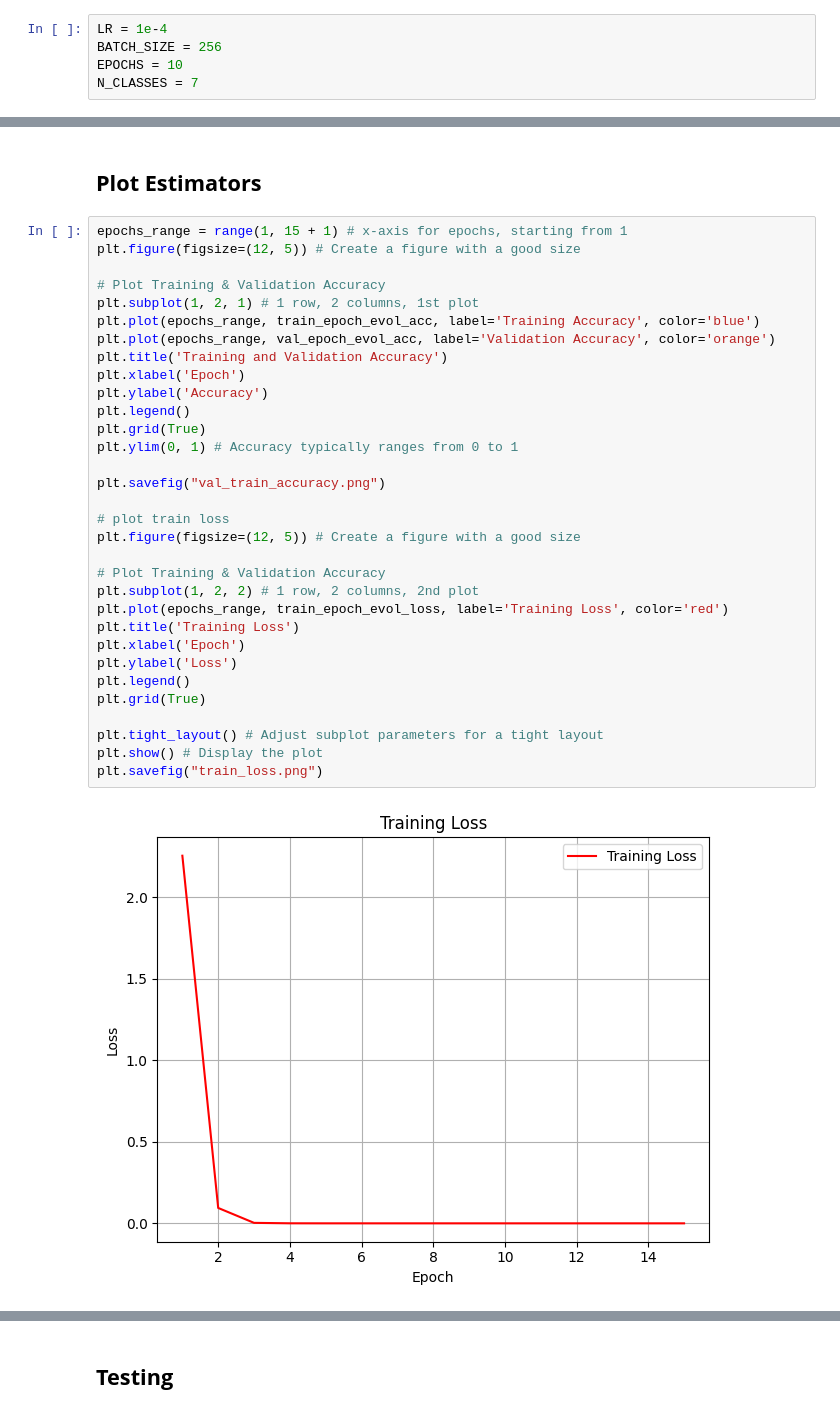
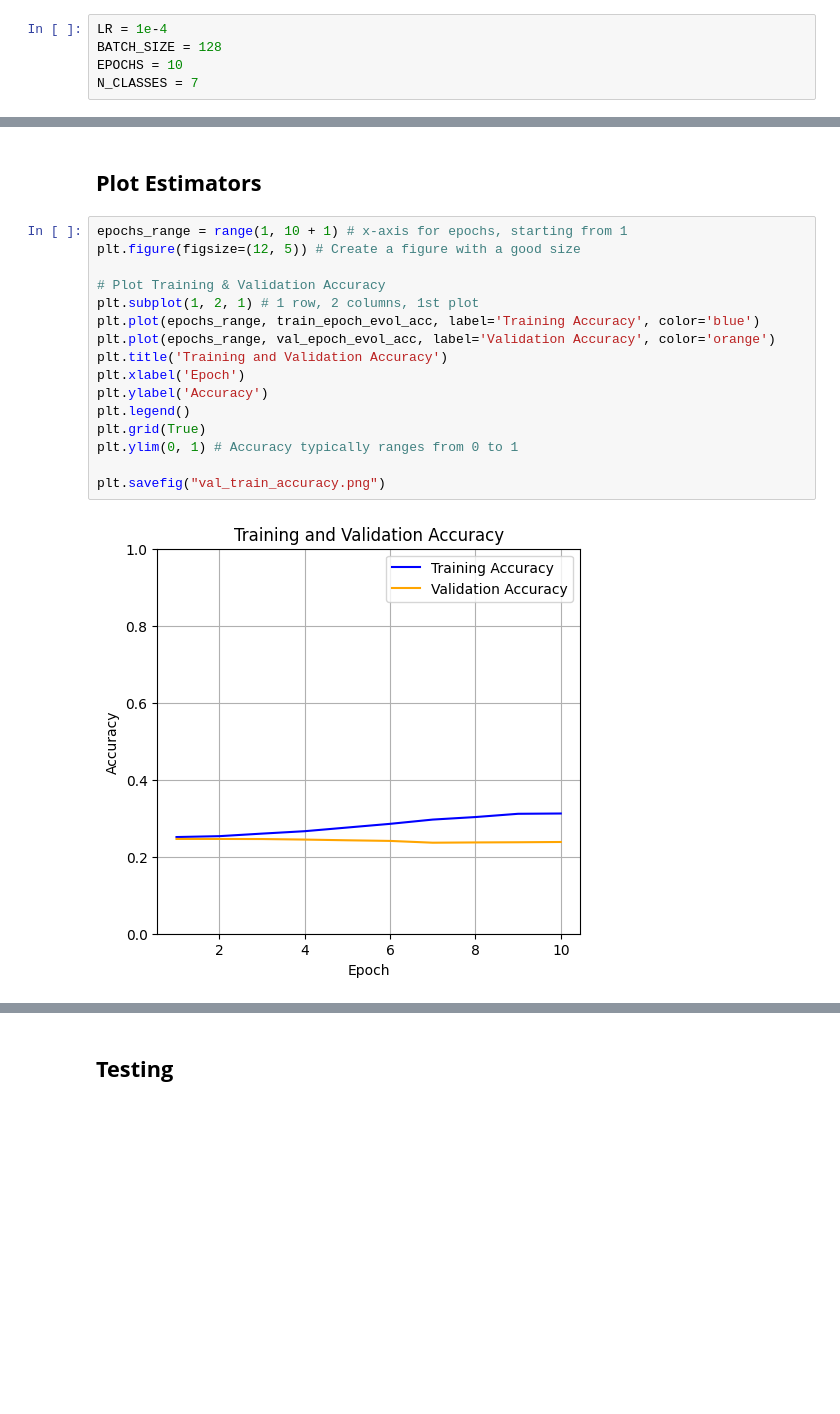
Before and after one commit to azhgh22/ML04_Facial_Expression_Recognition_Challenge, a Jupyter notebook: model.ipynb, the cells around one changed output, grey strips where cells are left out. Cells and saved outputs as stored; diff of their text form; blank space fills up the shorter version.

```diff
--- a/model.ipynb
+++ b/model.ipynb
@@ -141,7 +141,7 @@ for i in range(2):
 ## **Hyperparameters**
 # %%
 LR = 1e-4
-BATCH_SIZE = 256
+BATCH_SIZE = 128
 EPOCHS = 10
 N_CLASSES = 7
 # %% [markdown]
@@ -309,36 +321,20 @@ Best is 2.564773617751601e-06 with 0.0
 # %% [markdown]
 ## **Plot Estimators**
 # %%
-epochs_range = range(1, 15 + 1) # x-axis for epochs, starting from 1
+epochs_range = range(1, 10 + 1) # x-axis for epochs, starting from 1
 plt.figure(figsize=(12, 5)) # Create a figure with a good size
 
 # Plot Training & Validation Accuracy
 plt.subplot(1, 2, 1) # 1 row, 2 columns, 1st plot
 plt.plot(epochs_range, train_epoch_evol_acc, label='Training Accuracy', color='blue')
 plt.plot(epochs_range, val_epoch_evol_acc, label='Validation Accuracy', color='orange')
 plt.title('Training and Validation Accuracy')
 plt.xlabel('Epoch')
 plt.ylabel('Accuracy')
 plt.legend()
 plt.grid(True)
 plt.ylim(0, 1) # Accuracy typically ranges from 0 to 1
 
 plt.savefig("val_train_accuracy.png")
-
-# plot train loss
-plt.figure(figsize=(12, 5)) # Create a figure with a good size
-
-# Plot Training & Validation Accuracy
-plt.subplot(1, 2, 2) # 1 row, 2 columns, 2nd plot
-plt.plot(epochs_range, train_epoch_evol_loss, label='Training Loss', color='red')
-plt.title('Training Loss')
-plt.xlabel('Epoch')
-plt.ylabel('Loss')
-plt.legend()
-plt.grid(True)
-
-plt.tight_layout() # Adjust subplot parameters for a tight layout
-plt.show() # Display the plot
-plt.savefig("train_loss.png")
 # %% [output]
-[figure, old version]
+[figure, new version]
```
Also changed, not shown: parts of 3 cells of this notebook.
